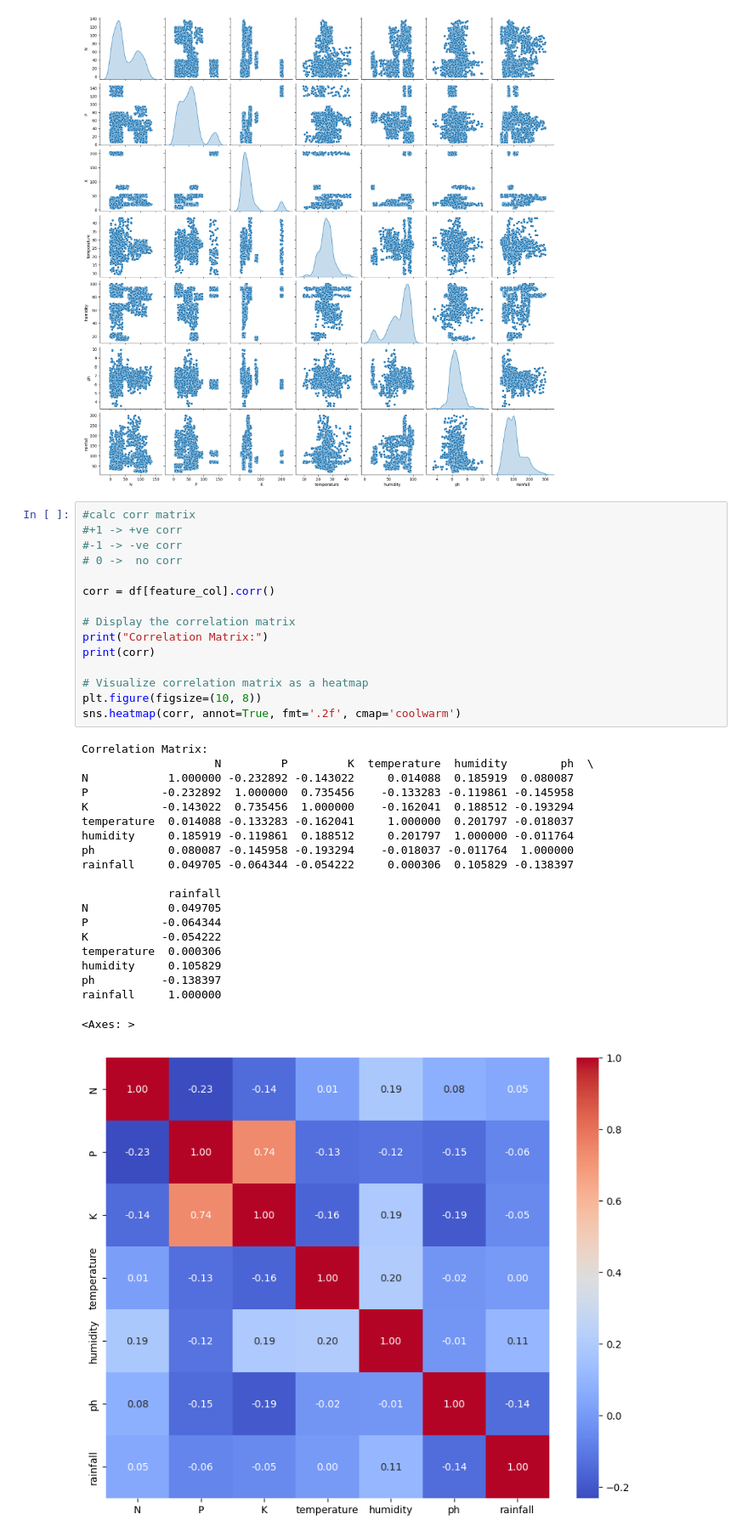
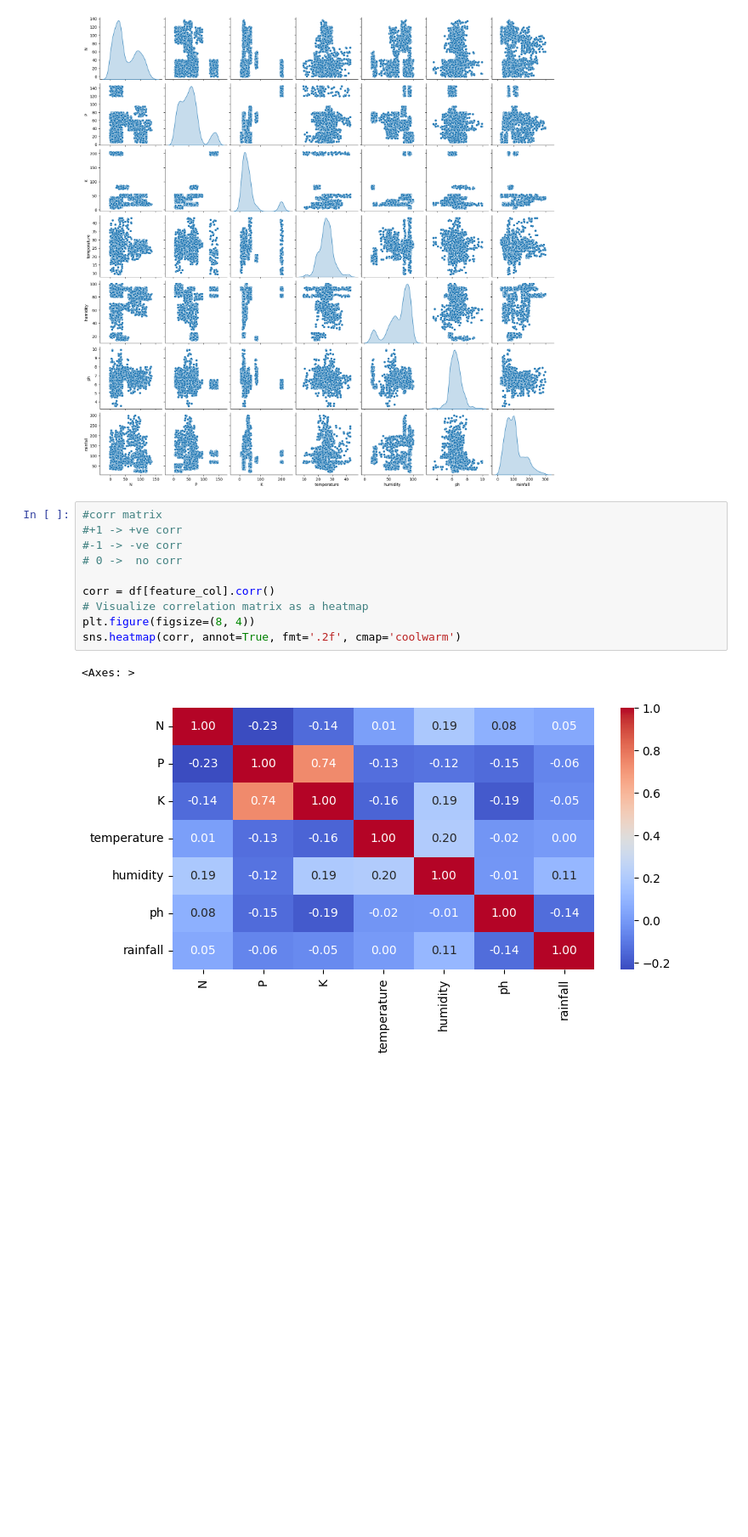
Before and after one commit to KushagraTomar/crop-recommendation-ml-system, a Jupyter notebook: notebooks/models/04_svm.ipynb, the cells around one changed output. Shown at 85% size. Cells and saved outputs as stored; diff of their text form; blank space fills up the shorter version.

```diff
--- a/notebooks/models/04_svm.ipynb
+++ b/notebooks/models/04_svm.ipynb
@@ -165,41 +95,18 @@ plt.show()
 # %% [output]
 [figure]
 # %%
-#calc corr matrix
+#corr matrix
 #+1 -> +ve corr
 #-1 -> -ve corr
 # 0 ->  no corr
 
 corr = df[feature_col].corr()
-
-# Display the correlation matrix
-print("Correlation Matrix:")
-print(corr)
-
 # Visualize correlation matrix as a heatmap
-plt.figure(figsize=(10, 8))
+plt.figure(figsize=(8, 4))
 sns.heatmap(corr, annot=True, fmt='.2f', cmap='coolwarm')
 # %% [output]
-Correlation Matrix:
-                    N         P         K  temperature  humidity        ph  \
-N            1.000000 -0.232892 -0.143022     0.014088  0.185919  0.080087
-P           -0.232892  1.000000  0.735456    -0.133283 -0.119861 -0.145958
-K           -0.143022  0.735456  1.000000    -0.162041  0.188512 -0.193294
-temperature  0.014088 -0.133283 -0.162041     1.000000  0.201797 -0.018037
-humidity     0.185919 -0.119861  0.188512     0.201797  1.000000 -0.011764
-ph           0.080087 -0.145958 -0.193294    -0.018037 -0.011764  1.000000
-rainfall     0.049705 -0.064344 -0.054222     0.000306  0.105829 -0.138397
-
-             rainfall
-N            0.049705
-P           -0.064344
-K           -0.054222
-temperature  0.000306
-humidity     0.105829
-ph          -0.138397
-rainfall     1.000000
+<Axes: >
-<Axes: >
-[figure, old version]
+[figure, new version]
 # %%
 #baseline svm model
 
```
Also changed, not shown: parts of 20 cells of this notebook, 4 other files.
